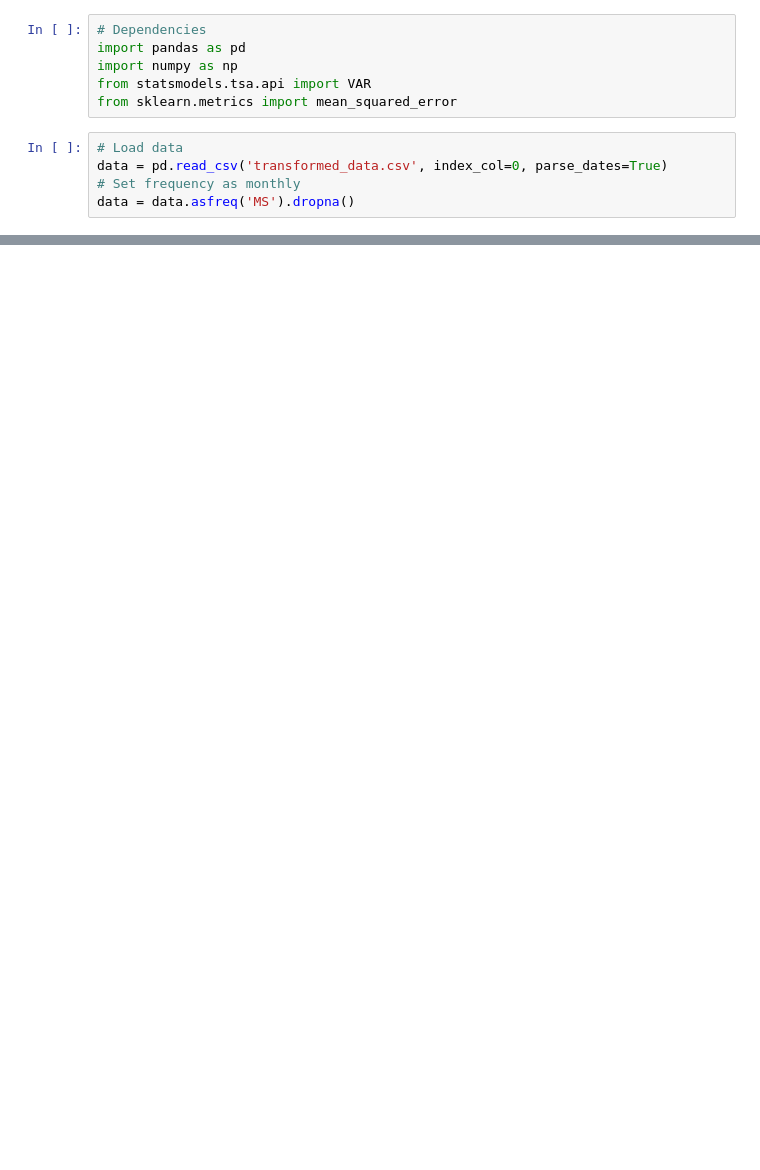
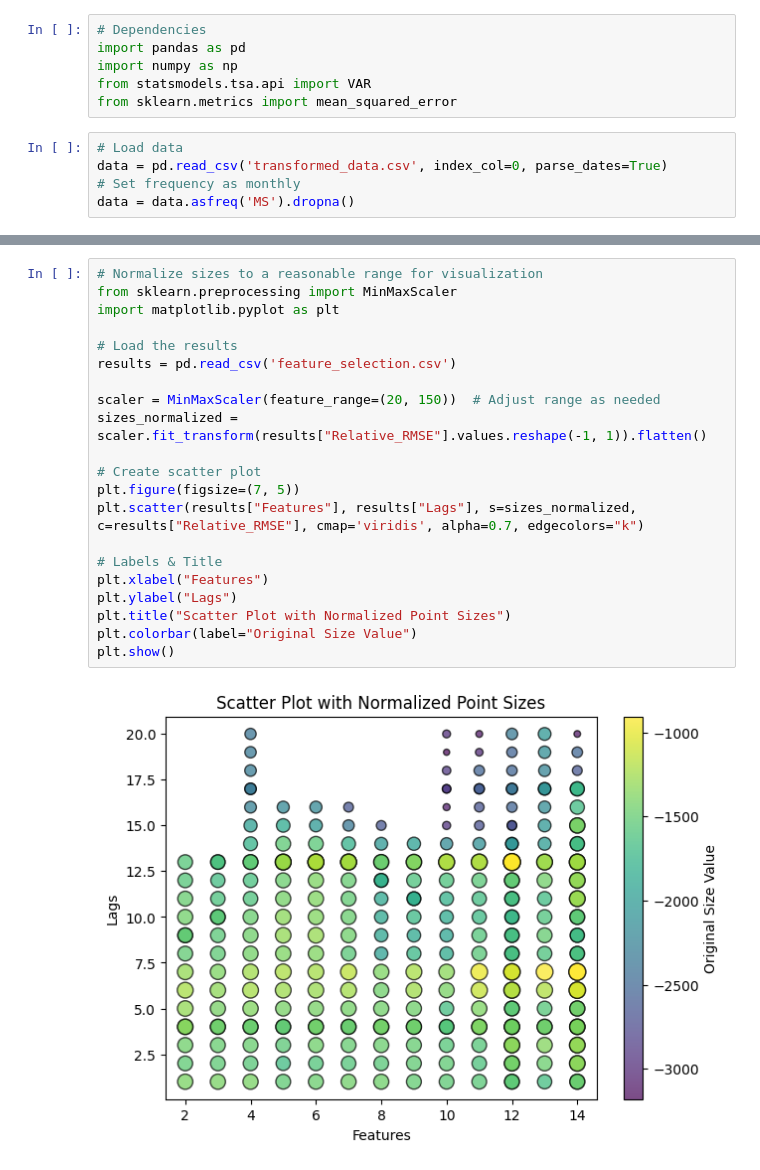
Before and after one commit to JawandS/macroeconvue, a Jupyter notebook: modeling/var_analysis.ipynb, the cells around one changed output, grey strips where cells are left out. Saved outputs shown, nothing was run; the diff lists cells and outputs as text; blank space fills up the shorter version.

```diff
--- a/modeling/var_analysis.ipynb
+++ b/modeling/var_analysis.ipynb
@@ -65,0 +246,23 @@ Number of features: 14, RMSE: 0.0019752732737785177, Lags: 17
+# %%
+# Normalize sizes to a reasonable range for visualization
+from sklearn.preprocessing import MinMaxScaler
+import matplotlib.pyplot as plt
+
+# Load the results
+results = pd.read_csv('feature_selection.csv')
+
+scaler = MinMaxScaler(feature_range=(20, 150))  # Adjust range as needed
+sizes_normalized = scaler.fit_transform(results["Relative_RMSE"].values.reshape(-1, 1)).flatten()
+
+# Create scatter plot
+plt.figure(figsize=(7, 5))
+plt.scatter(results["Features"], results["Lags"], s=sizes_normalized, c=results["Relative_RMSE"], cmap='viridis', alpha=0.7, edgecolors="k")
+
+# Labels & Title
+plt.xlabel("Features")
+plt.ylabel("Lags")
+plt.title("Scatter Plot with Normalized Point Sizes")
+plt.colorbar(label="Original Size Value")
+plt.show()
+# %% [output]
+[figure, added]
```
Also changed, not shown: parts of 2 cells of this notebook, 1 other file.
